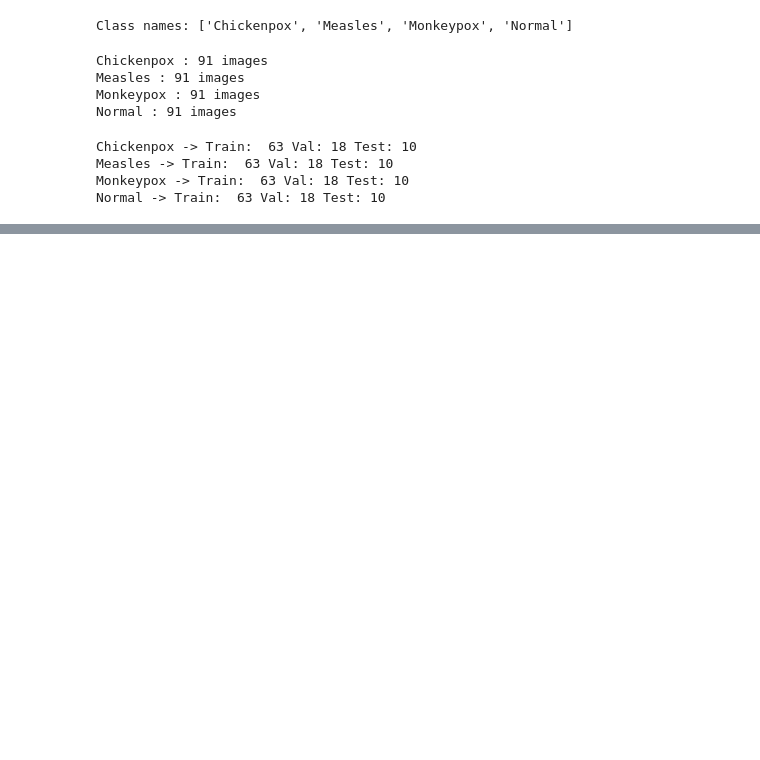
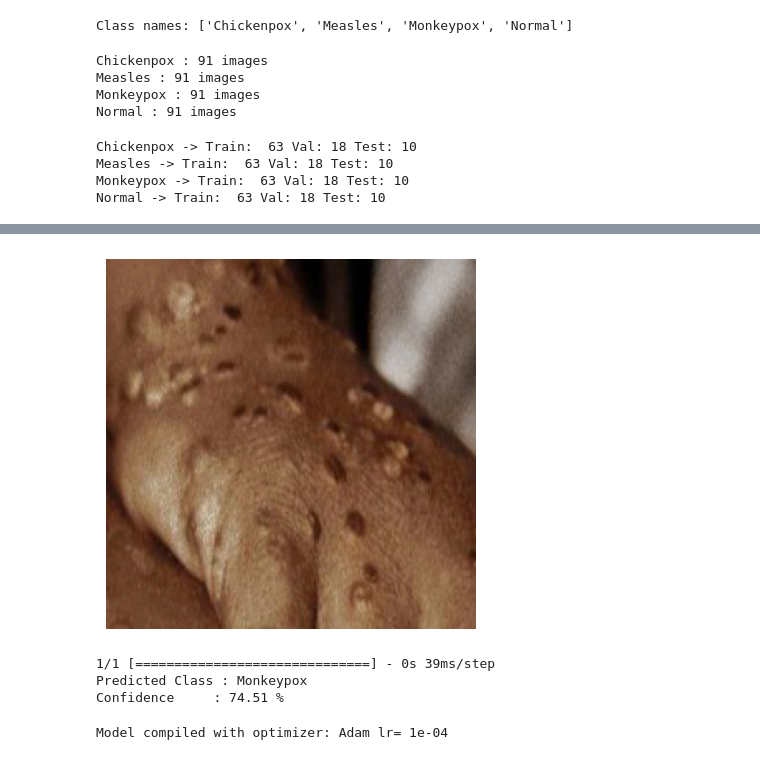
Before and after one commit to Jayesh2726/MonkeyPox-Disease-Prediction-System, a Jupyter notebook: MPDD1.ipynb, the cells around one changed output, grey strips where cells are left out. Cells and saved outputs as stored; diff of their text form; code cells hidden in the pictures; blank space fills up the shorter version.

```diff
--- a/MPDD1.ipynb
+++ b/MPDD1.ipynb
@@ -93,0 +294,21 @@ batch_size = 32
+# %%
+image_path = "E:\\MaxGen\\git2025\\MPDD\\MonkeyPox-Disease-Prediction-System\\Monkeypox Skin Image Dataset\\Monkeypox\\monkeypox2.png"
+predict_image_from_path(image_path)
+# %% [output]
+[figure, added]
+1/1 [==============================] - 0s 39ms/step
+Predicted Class : Monkeypox
+Confidence     : 74.51 %
+# %%
+# Apply an optimizer to the existing CNN and recompile
+optimizer = tf.keras.optimizers.Adam(learning_rate=1e-4)
+
+model.compile(
+    optimizer=optimizer,
+    loss="categorical_crossentropy",
+    metrics=["accuracy"]
+)
+
+print("Model compiled with optimizer:", optimizer._name, "lr=", optimizer.learning_rate.numpy())
+# %% [output]
+Model compiled with optimizer: Adam lr= 1e-04
```
Also changed, not shown: parts of 26 cells of this notebook.
